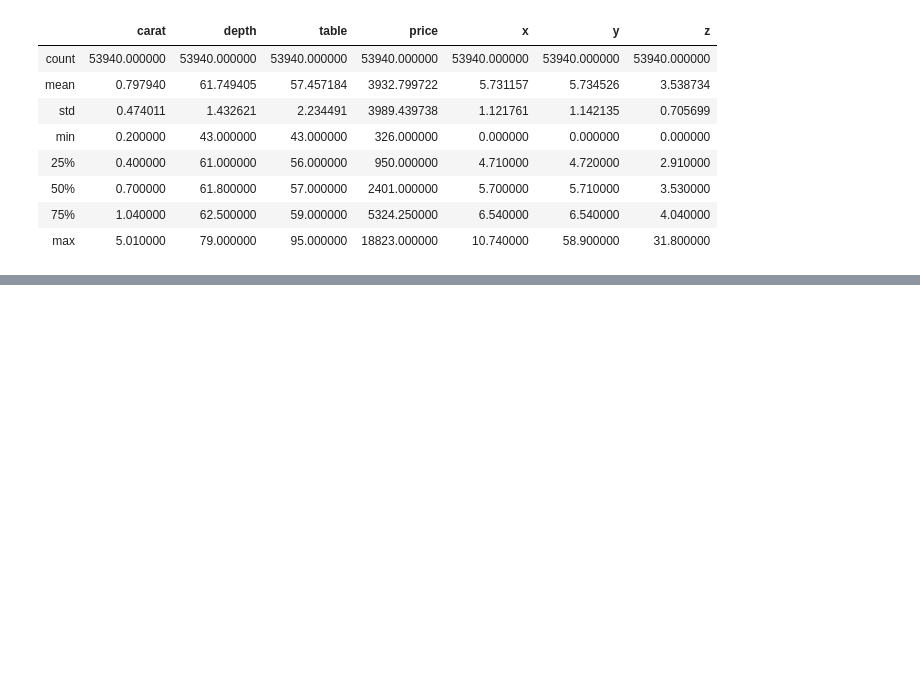
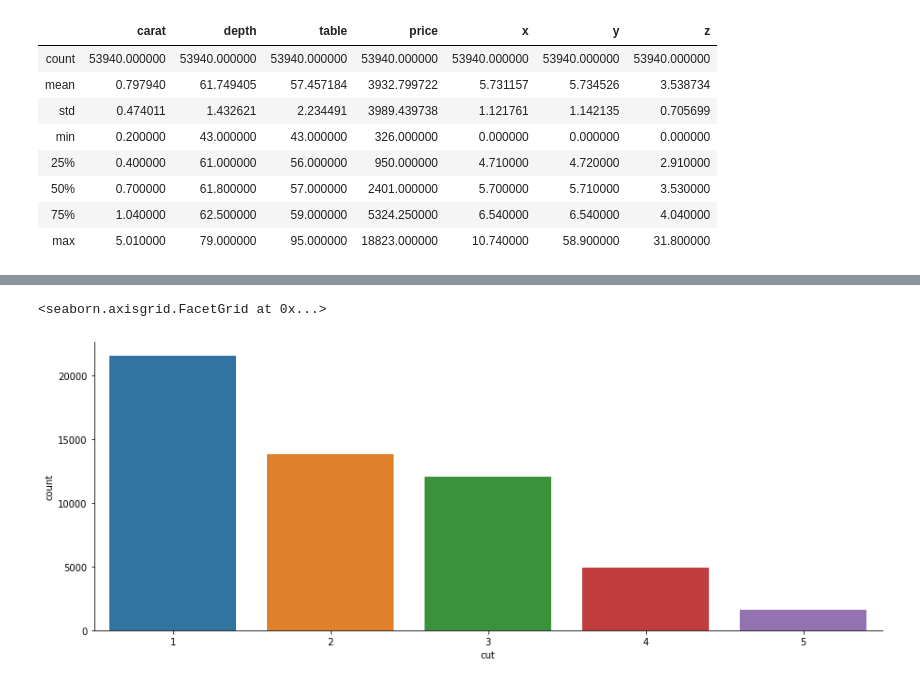
Before and after one commit to AnnaLenaStoe/Diamonds, a Jupyter notebook: diamonds.ipynb, the cells around one changed output, grey strips where cells are left out. Saved outputs shown, nothing was run; the diff lists cells and outputs as text; code cells hidden in the pictures; blank space fills up the shorter version.

```diff
--- a/diamonds.ipynb
+++ b/diamonds.ipynb
@@ -104,3 +161,6 @@ sns.heatmap(diamond.corr())
 # %%
-#sns.factorplot(x='cut', data=diamond , kind='count',aspect=2.5 )
+sns.factorplot(x='cut', data=diamond , kind='count',aspect=2.5 )
+# %% [output]
+<seaborn.axisgrid.FacetGrid at 0x...>
+[figure, added]
 # %%
```
Also changed, not shown: parts of 31 cells of this notebook.
